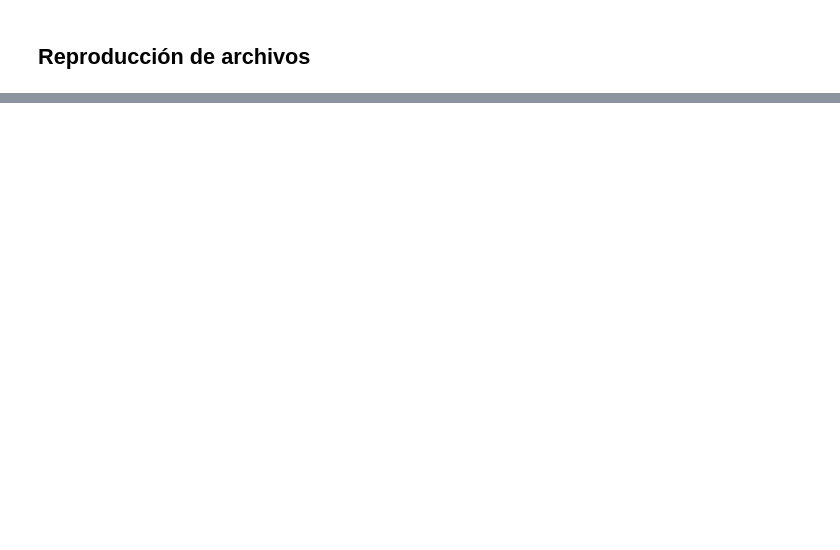
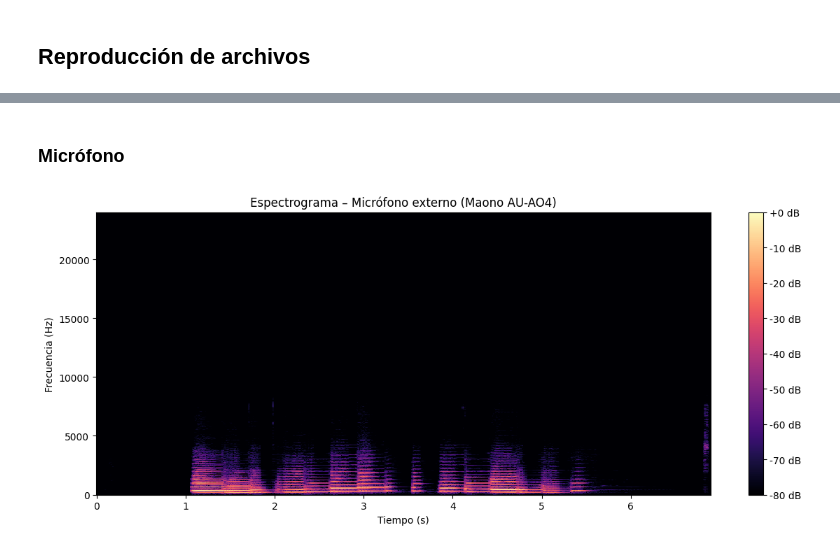
Before and after one commit to DidiDigits/Course_CDSI_2026, a Jupyter notebook: tareas/audio_exploration/audio_exploration.ipynb, the cells around one changed output, grey strips where cells are left out. Drawn from its saved outputs; the diff is of its cells as text; code cells hidden in the pictures; blank space fills up the shorter version.

```diff
--- a/tareas/audio_exploration/audio_exploration.ipynb
+++ b/tareas/audio_exploration/audio_exploration.ipynb
@@ -39,0 +134,21 @@ audio_mic_sf, sr_mic_sf = sf.read("data/audio/piano_mic.wav")
+# %% [markdown]
+### Micrófono
+# %%
+S_mic = librosa.stft(audio_mic)
+S_mic_db = librosa.amplitude_to_db(np.abs(S_mic), ref=np.max)
+
+plt.figure(figsize=(12, 5))
+librosa.display.specshow(
+    S_mic_db,
+    sr=sr_mic_sf,
+    x_axis="time",
+    y_axis="hz"
+)
+plt.colorbar(format="%+2.0f dB")
+plt.title("Espectrograma – Micrófono externo (Maono AU-AO4)")
+plt.xlabel("Tiempo (s)")
+plt.ylabel("Frecuencia (Hz)")
+plt.tight_layout()
+plt.show()
+# %% [output]
+[figure, added]
```
Also changed, not shown: parts of 24 cells of this notebook.
